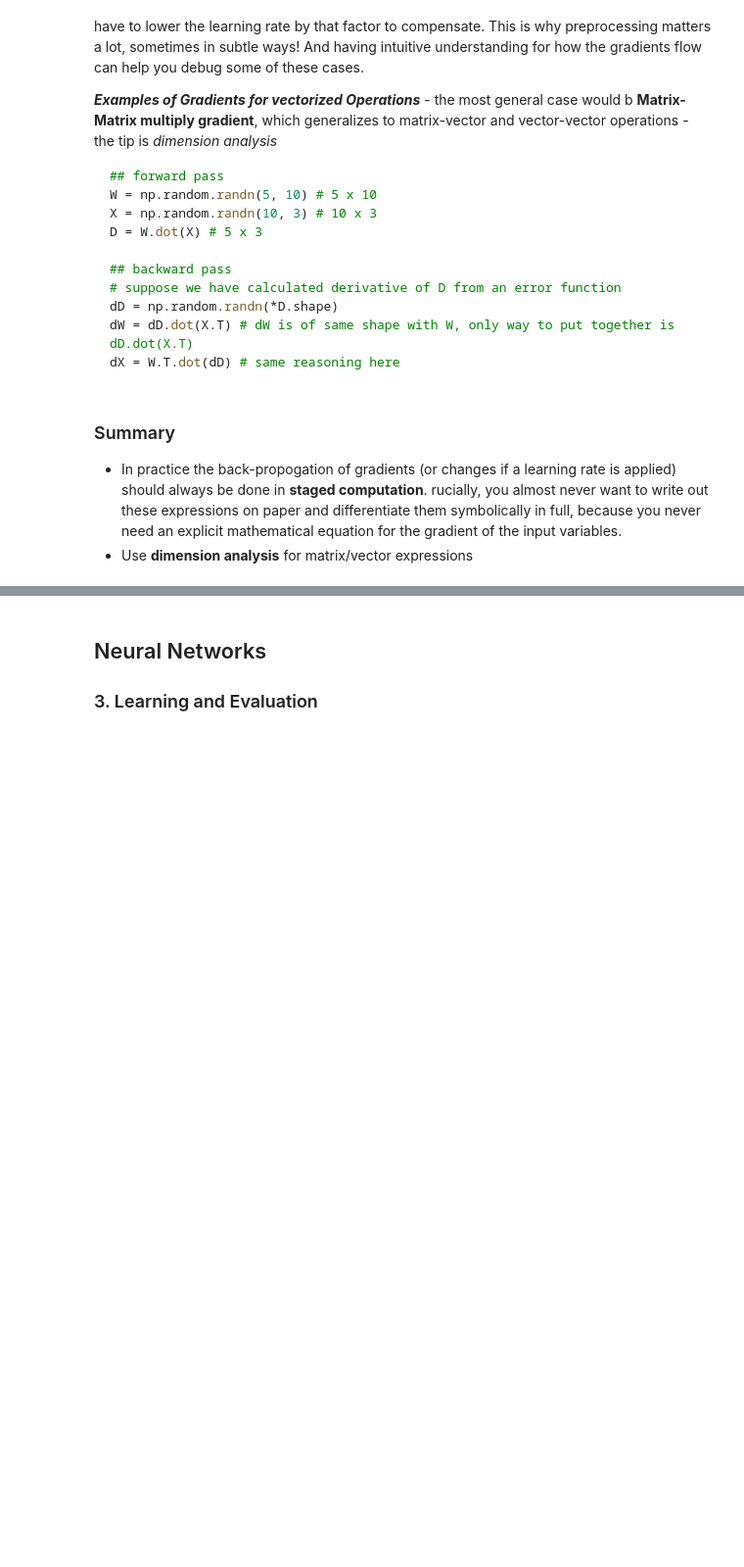
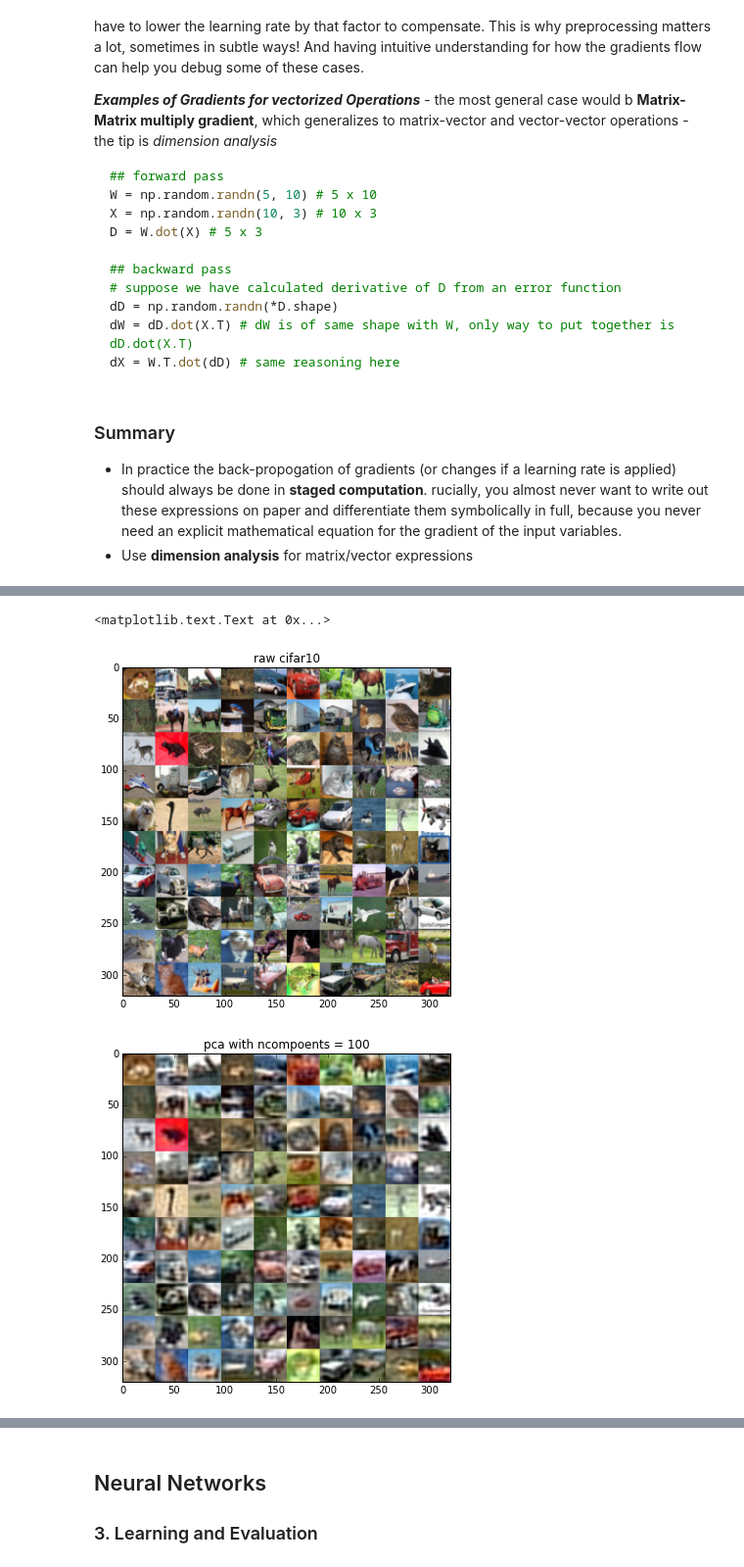
Before and after one commit to dolaameng/deeplearning-exploration, a Jupyter notebook: notebooks/NOTES - stanford cs231n Convolutional Neural Networks for Visual Recognition.ipynb, the cells around one changed output, grey strips where cells are left out. Shown at 98% size. Drawn from its saved outputs; the diff is of its cells as text; code cells hidden in the pictures; blank space fills up the shorter version.

```diff
--- a/notebooks/NOTES - stanford cs231n Convolutional Neural Networks for Visual Recognition.ipynb
+++ b/notebooks/NOTES - stanford cs231n Convolutional Neural Networks for Visual Recognition.ipynb
@@ -670,0 +675,34 @@ axes[4].set_aspect('equal', adjustable='box')
+# %%
+images = cifar_train_images
+
+def PCAimages(images, n_components = 100):
+    mean_images = images.mean(axis = 0)
+    X = images - mean_images
+    U, S, V = np.linalg.svd(np.dot(X.T, X))
+    pca_images = np.dot(np.dot(X, U[:, :n_components]), U.T[:n_components, :])
+    pca_images += mean_images
+    pca_images[pca_images < 0] = 0
+    pca_images[pca_images > 255] = 255
+    return pca_images
+
+
+def draw_images(images, nrow, ncol):
+    H, W, C = 32, 32, 3
+    canvas = np.zeros((nrow*H, ncol*W, C), dtype=np.uint8)
+    for r in xrange(nrow):
+        for c in xrange(ncol):
+            canvas[H*r:H*(r+1), W*c:W*(c+1), :] = images[r*ncol + c].reshape((H, W, C))
+    plt.figure(figsize = (6, 6))
+    plt.imshow(canvas)
+    return canvas
+
+_ = draw_images(images[:100], 10, 10)
+plt.title("raw cifar10")
+
+pca_images = PCAimages(images)
+_ = draw_images(pca_images[:100], 10, 10)
+plt.title("pca with ncompoents = 100")
+# %% [output]
+<matplotlib.text.Text at 0x...>
+[figure, added]
+[figure, added]
```
Also changed, not shown: parts of 5 cells of this notebook.
